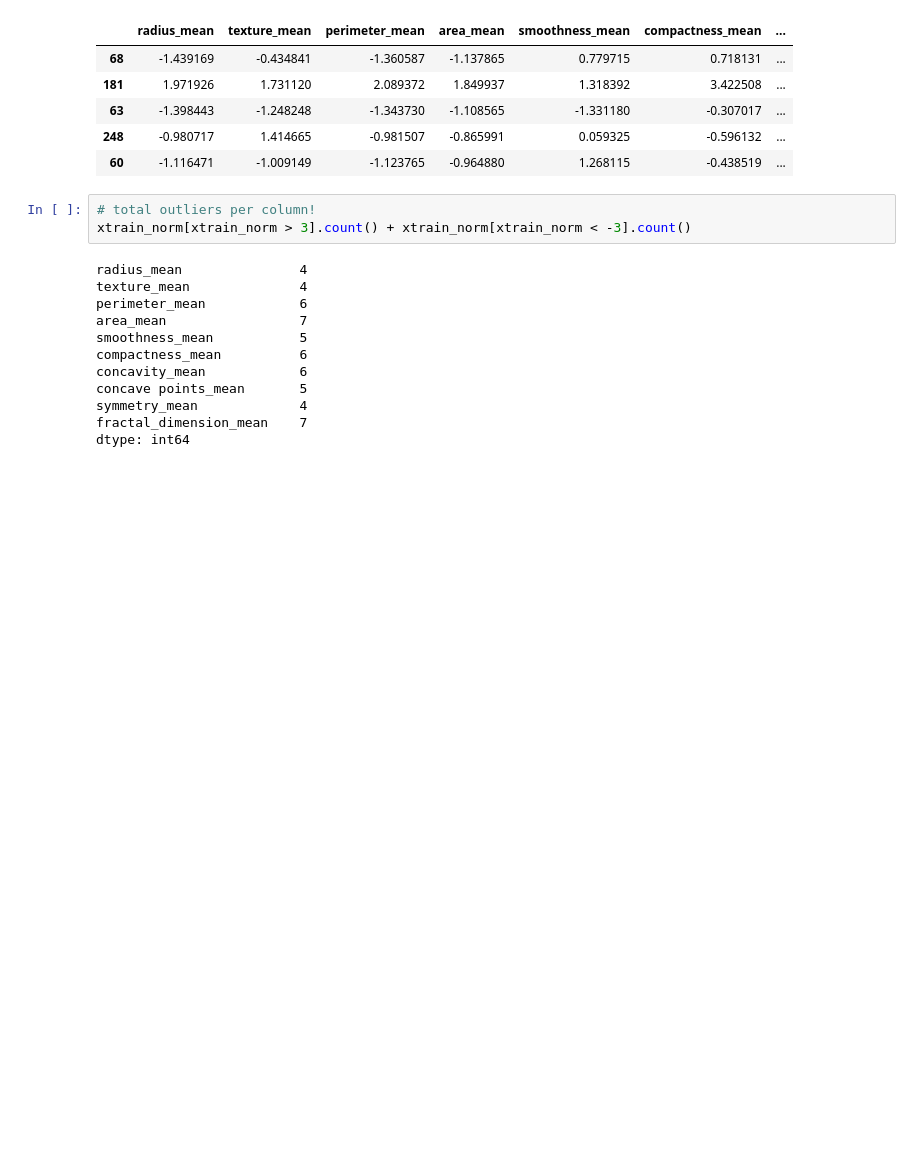
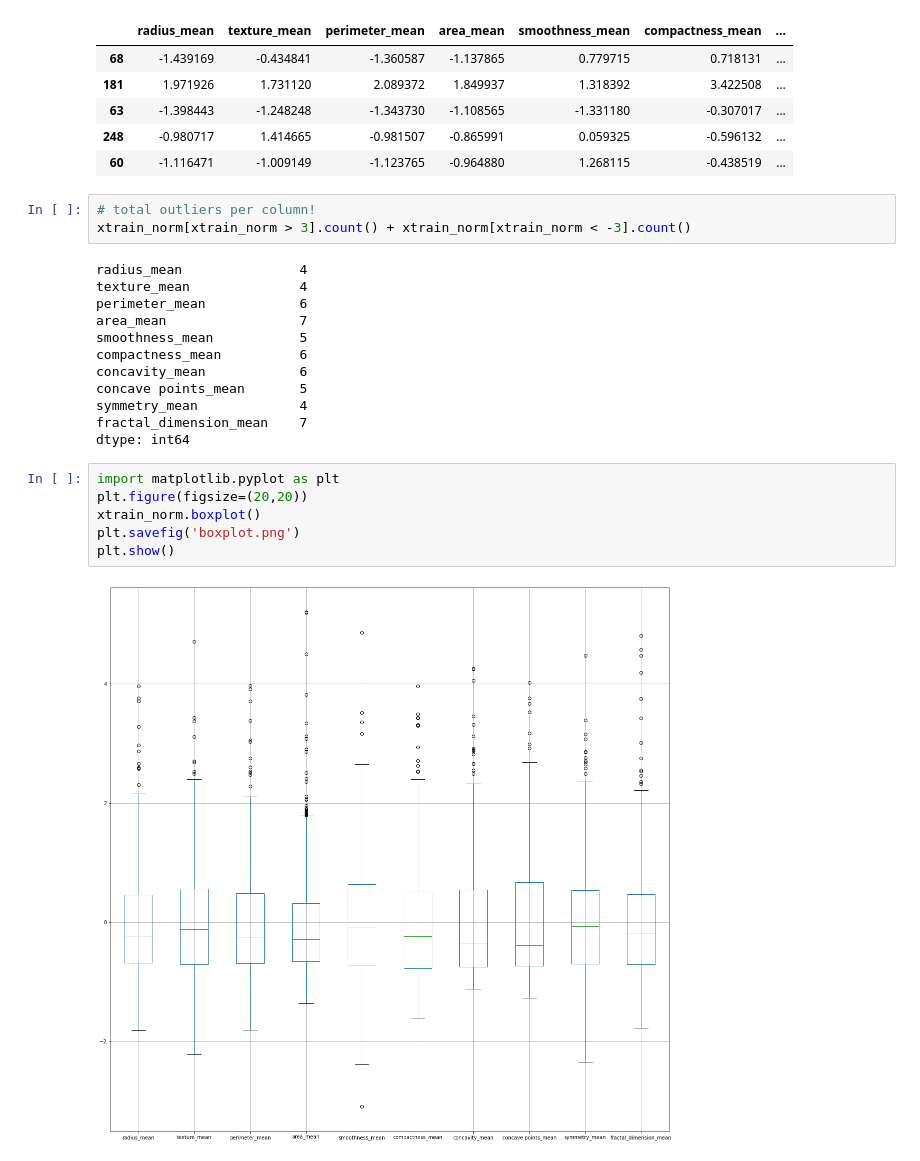
Before and after one commit to amarkotha00/Python_ML_DataScience_Training, a Jupyter notebook: 01_Normalization_and_Outliers.ipynb, the cells around one changed output. Saved outputs shown, nothing was run; the diff lists cells and outputs as text; blank space fills up the shorter version.

```diff
--- a/01_Normalization_and_Outliers.ipynb
+++ b/01_Normalization_and_Outliers.ipynb
@@ -170,3 +170,11 @@ concave points_mean       5
 symmetry_mean             4
 fractal_dimension_mean    7
 dtype: int64
+# %%
+import matplotlib.pyplot as plt
+plt.figure(figsize=(20,20))
+xtrain_norm.boxplot()
+plt.savefig('boxplot.png')
+plt.show()
+# %% [output]
+[figure, added]
```
